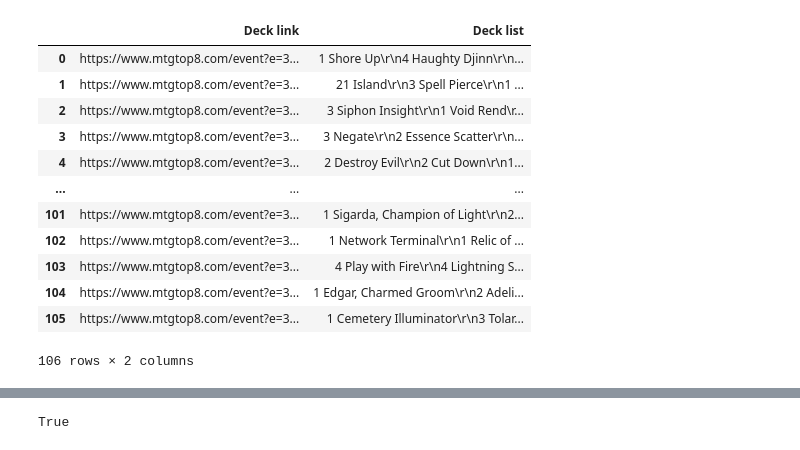
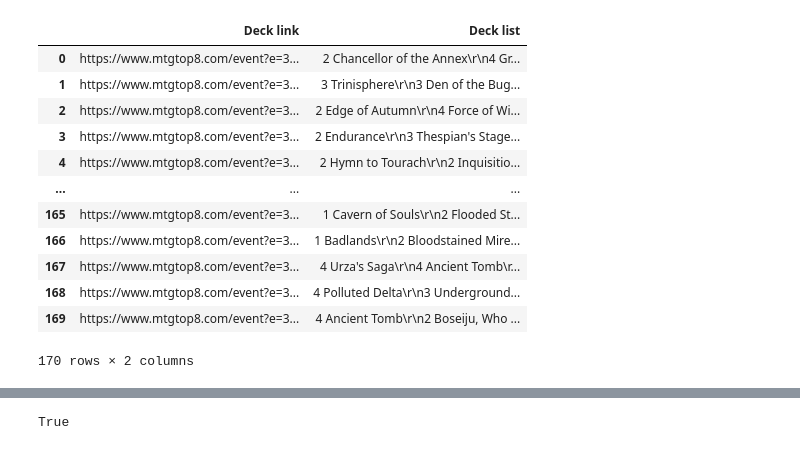
Before and after one commit to Mickie-n-s/MTG_Project, a Jupyter notebook: Cleaning.ipynb, the cells around one changed output, grey strips where cells are left out. Drawn from its saved outputs; the diff is of its cells as text; code cells hidden in the pictures.

```diff
--- a/Cleaning.ipynb
+++ b/Cleaning.ipynb
@@ -1,25 +1,29 @@
 # %%
 import pandas as pd
 
-file_to_load= "standard decks.csv"
+# Formats available are vintage, legacy, modern, standard, pioneer, and historic.
+
+# file_to_load should be formatted "'format' decks.csv" i.e. "standard decks.csv"
+
+file_to_load= "legacy decks.csv"
 
 standard_df=pd.read_csv(file_to_load)
 
 standard_df
 # %% [output]
 |  | Deck link | Deck list |
-| 0 | https://www.mtgtop8.com/event?e=3... | 1 Shore Up\r\n4 Haughty Djinn\r\n... |
-| 1 | https://www.mtgtop8.com/event?e=3... | 21 Island\r\n3 Spell Pierce\r\n1 ... |
-| 2 | https://www.mtgtop8.com/event?e=3... | 3 Siphon Insight\r\n1 Void Rend\r... |
-| 3 | https://www.mtgtop8.com/event?e=3... | 3 Negate\r\n2 Essence Scatter\r\n... |
-| 4 | https://www.mtgtop8.com/event?e=3... | 2 Destroy Evil\r\n2 Cut Down\r\n1... |
+| 0 | https://www.mtgtop8.com/event?e=3... | 2 Chancellor of the Annex\r\n4 Gr... |
+| 1 | https://www.mtgtop8.com/event?e=3... | 3 Trinisphere\r\n3 Den of the Bug... |
+| 2 | https://www.mtgtop8.com/event?e=3... | 2 Edge of Autumn\r\n4 Force of Wi... |
+| 3 | https://www.mtgtop8.com/event?e=3... | 2 Endurance\r\n3 Thespian's Stage... |
+| 4 | https://www.mtgtop8.com/event?e=3... | 2 Hymn to Tourach\r\n2 Inquisitio... |
 | ... | ... | ... |
-| 101 | https://www.mtgtop8.com/event?e=3... | 1 Sigarda, Champion of Light\r\n2... |
-| 102 | https://www.mtgtop8.com/event?e=3... | 1 Network Terminal\r\n1 Relic of ... |
-| 103 | https://www.mtgtop8.com/event?e=3... | 4 Play with Fire\r\n4 Lightning S... |
-| 104 | https://www.mtgtop8.com/event?e=3... | 1 Edgar, Charmed Groom\r\n2 Adeli... |
-| 105 | https://www.mtgtop8.com/event?e=3... | 1 Cemetery Illuminator\r\n3 Tolar... |
+| 165 | https://www.mtgtop8.com/event?e=3... | 1 Cavern of Souls\r\n2 Flooded St... |
+| 166 | https://www.mtgtop8.com/event?e=3... | 1 Badlands\r\n2 Bloodstained Mire... |
+| 167 | https://www.mtgtop8.com/event?e=3... | 4 Urza's Saga\r\n4 Ancient Tomb\r... |
+| 168 | https://www.mtgtop8.com/event?e=3... | 4 Polluted Delta\r\n3 Underground... |
+| 169 | https://www.mtgtop8.com/event?e=3... | 4 Ancient Tomb\r\n2 Boseiju, Who ... |
-106 rows × 2 columns
+170 rows × 2 columns
 # %%
 Cleaned_df = standard_df["Deck list"].str.split(pat="\r\n", expand=True)
 Cleaned_df
```
Also changed, not shown: parts of 14 cells of this notebook.
